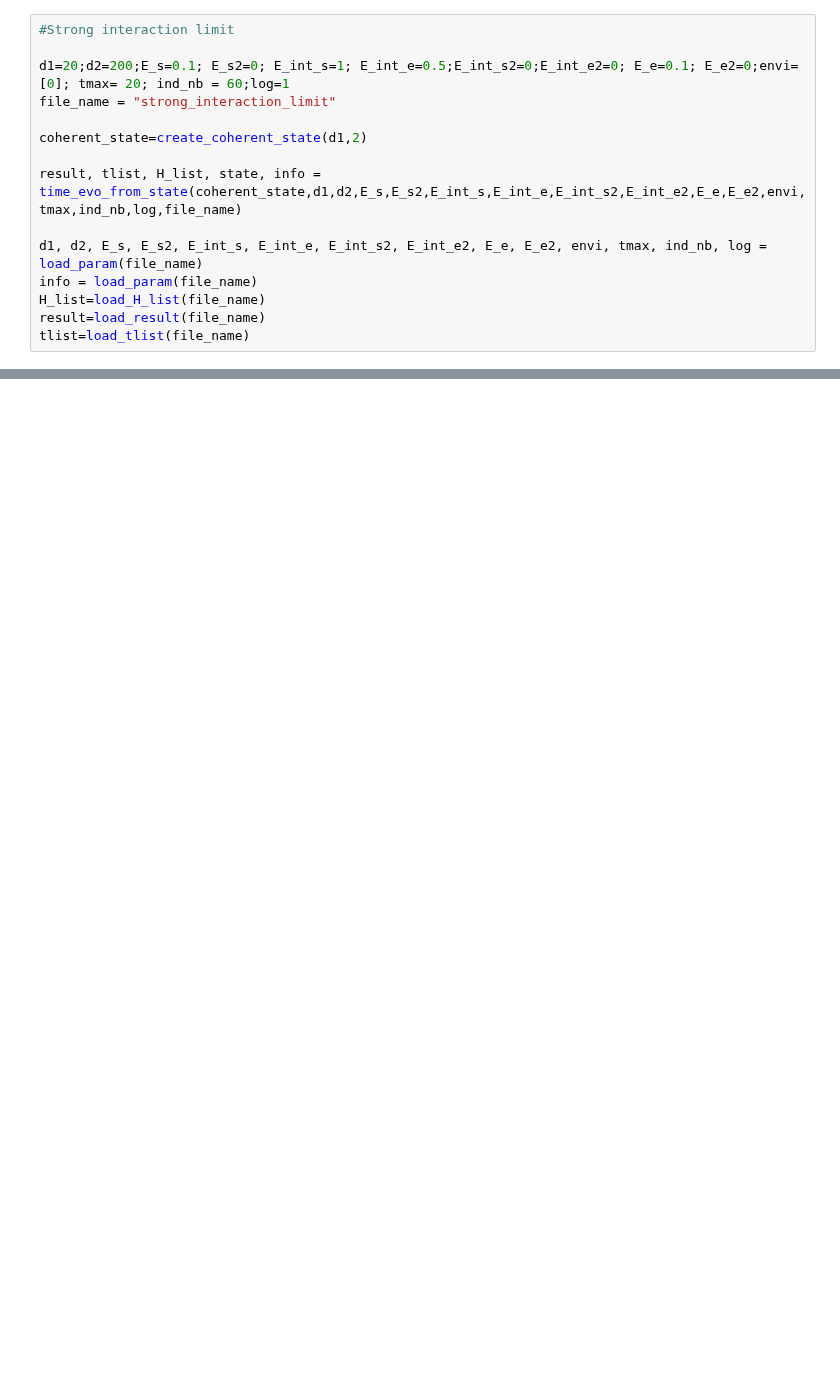
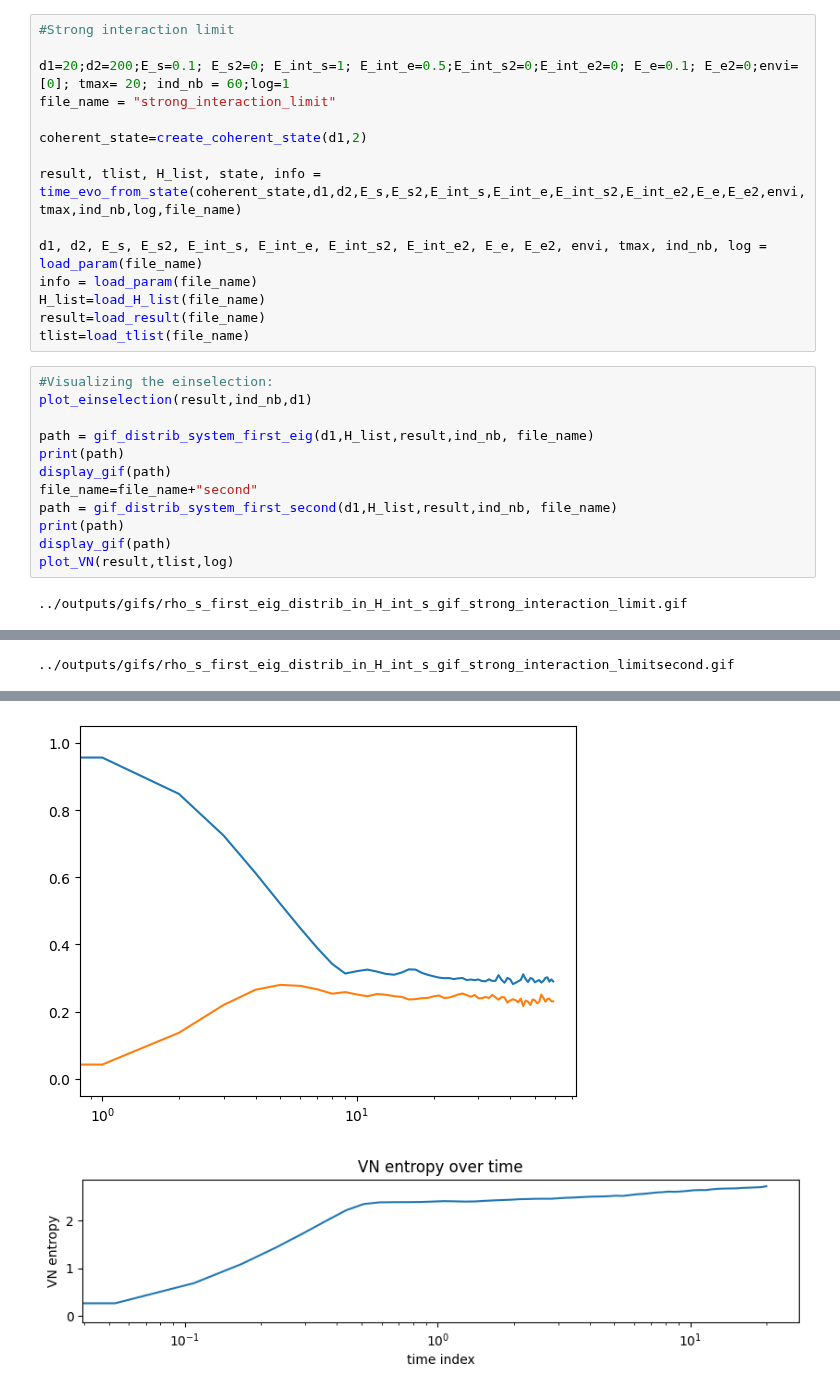
Before and after one commit to MarinAndreGirard/ACL, a Jupyter notebook: Working/ACL_limits_simulations.ipynb, the cells around one changed output, grey strips where cells are left out. Saved outputs shown, nothing was run; the diff lists cells and outputs as text; blank space fills up the shorter version.

```diff
--- a/Working/ACL_limits_simulations.ipynb
+++ b/Working/ACL_limits_simulations.ipynb
@@ -75,3 +76,17 @@ info = load_param(file_name)
 H_list=load_H_list(file_name)
 result=load_result(file_name)
 tlist=load_tlist(file_name)
+# %%
+#Visualizing the einselection:
+plot_einselection(result,ind_nb,d1)
+
+path = gif_distrib_system_first_eig(d1,H_list,result,ind_nb, file_name)
+print(path)
+display_gif(path)
+file_name=file_name+"second"
+path = gif_distrib_system_first_second(d1,H_list,result,ind_nb, file_name)
+print(path)
+display_gif(path)
+plot_VN(result,tlist,log)
+# %% [output]
+../outputs/gifs/rho_s_first_eig_distrib_in_H_int_s_gif_strong_interaction_limit.gif
@@ -77,0 +94 @@ tlist=load_tlist(file_name)
+../outputs/gifs/rho_s_first_eig_distrib_in_H_int_s_gif_strong_interaction_limitsecond.gif
@@ -77,0 +96,2 @@ tlist=load_tlist(file_name)
+[figure, added]
+[figure, added]
```
Also changed, not shown: parts of 6 cells of this notebook, 2 other files.
